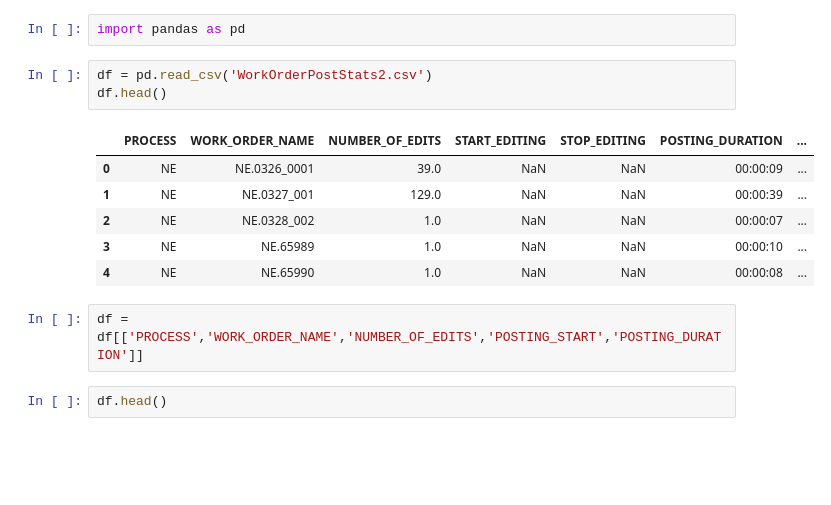
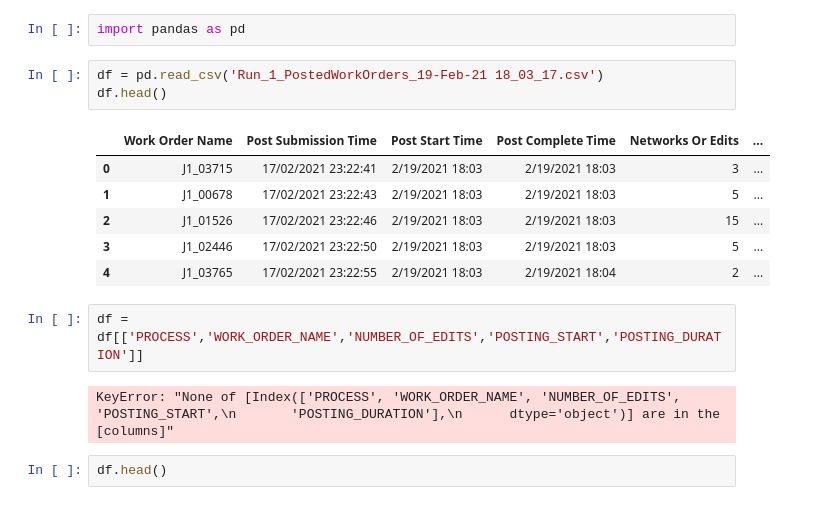
Before and after one commit to jennettageorge/Ericsson, a Jupyter notebook: Notebook.ipynb, the cells around one changed output. Drawn from its saved outputs; the diff is of its cells as text; blank space fills up the shorter version.

```diff
--- a/Notebook.ipynb
+++ b/Notebook.ipynb
@@ -1,17 +1,19 @@
 # %%
 import pandas as pd
 # %%
-df = pd.read_csv('WorkOrderPostStats2.csv')
+df = pd.read_csv('Run_1_PostedWorkOrders_19-Feb-21 18_03_17.csv')
 df.head()
 # %% [output]
-|  | PROCESS | WORK_ORDER_NAME | NUMBER_OF_EDITS | START_EDITING | STOP_EDITING | POSTING_DURATION | ... |
-| 0 | NE | NE.0326_0001 | 39.0 | NaN | NaN | 00:00:09 | ... |
-| 1 | NE | NE.0327_001 | 129.0 | NaN | NaN | 00:00:39 | ... |
-| 2 | NE | NE.0328_002 | 1.0 | NaN | NaN | 00:00:07 | ... |
-| 3 | NE | NE.65989 | 1.0 | NaN | NaN | 00:00:10 | ... |
-| 4 | NE | NE.65990 | 1.0 | NaN | NaN | 00:00:08 | ... |
+|  | Work Order Name | Post Submission Time | Post Start Time | Post Complete Time | Networks Or Edits | ... |
+| 0 | J1_03715 | 17/02/2021 23:22:41 | 2/19/2021 18:03 | 2/19/2021 18:03 | 3 | ... |
+| 1 | J1_00678 | 17/02/2021 23:22:43 | 2/19/2021 18:03 | 2/19/2021 18:03 | 5 | ... |
+| 2 | J1_01526 | 17/02/2021 23:22:46 | 2/19/2021 18:03 | 2/19/2021 18:03 | 15 | ... |
+| 3 | J1_02446 | 17/02/2021 23:22:50 | 2/19/2021 18:03 | 2/19/2021 18:03 | 5 | ... |
+| 4 | J1_03765 | 17/02/2021 23:22:55 | 2/19/2021 18:03 | 2/19/2021 18:04 | 2 | ... |
 # %%
 df = df[['PROCESS','WORK_ORDER_NAME','NUMBER_OF_EDITS','POSTING_START','POSTING_DURATION']]
+# %% [output]
+KeyError: "None of [Index(['PROCESS', 'WORK_ORDER_NAME', 'NUMBER_OF_EDITS', 'POSTING_START',\n       'POSTING_DURATION'],\n      dtype='object')] are in the [columns]"
 # %%
 df.head()
 # %% [output]
```
Also changed, not shown: 2 other files.
